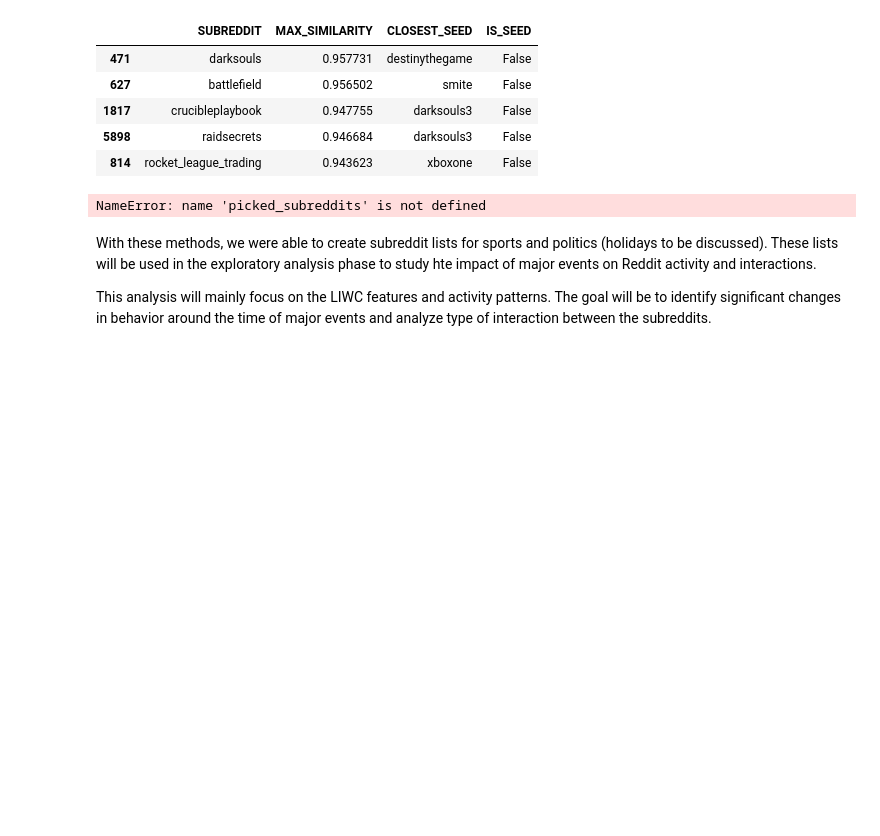
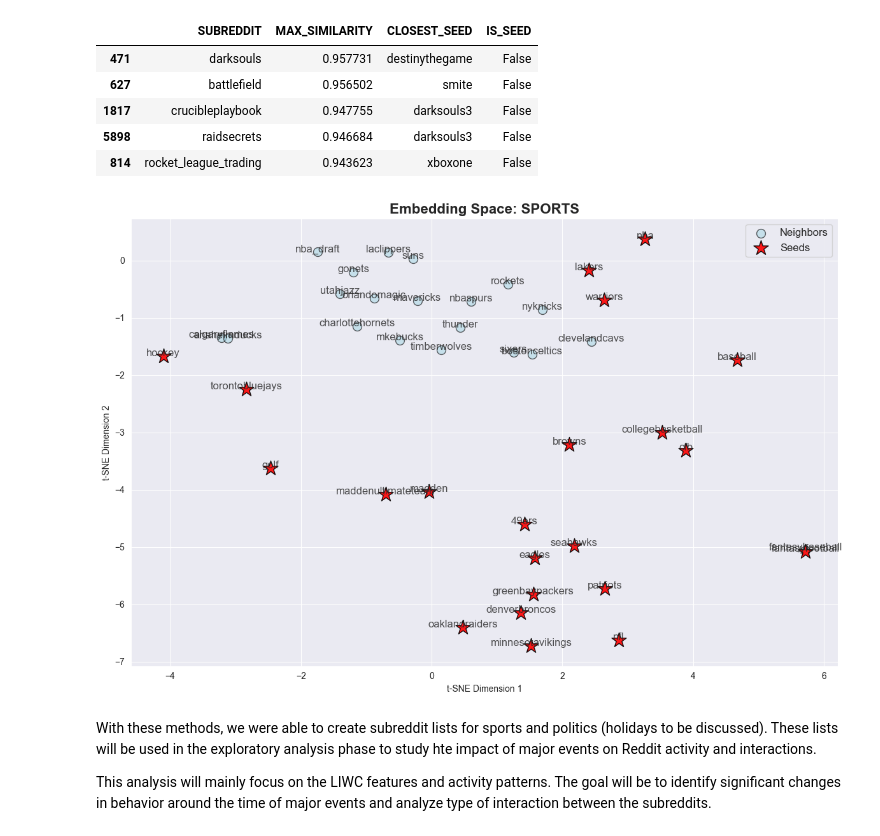
Before and after one commit to l0uisgrange/ada-2025-project, a Jupyter notebook: results.ipynb, the cells around one changed output. Drawn from its saved outputs; the diff is of its cells as text; code cells hidden in the pictures; blank space fills up the shorter version.

```diff
--- a/results.ipynb
+++ b/results.ipynb
@@ -344,6 +344,8 @@ Theme: GAMING
 | 3482 | wildlands | 0.904656 | False |
 # %%
 from src.similarity import similar_by_max_similarity
+
+maxsim_results = {}
 
 # Apply to each theme
 for theme_name, subreddit_list in THEMES.items():
@@ -355,6 +357,8 @@ for theme_name, subreddit_list in THEMES.items():
         top_n=50
     )
 
+    maxsim_results[theme_name] = centroid_results
+
     display(centroid_results.head())
 
     # Save to CSV
@@ -385,11 +389,11 @@ Theme: GAMING
 # %%
 from src.visualization import plot_neighbors_2d
 
 
 # Utilisation
-plot_neighbors_2d(, max_sim_results, df_subreddits)
+plot_neighbors_2d(THEMES['sports'], maxsim_results['sports'], df_subreddits)
 # %% [output]
-NameError: name 'picked_subreddits' is not defined
+[figure, added]
 # %% [markdown]
 With these methods, we were able to create subreddit lists for sports and politics (holidays to be discussed). These lists will be used in the exploratory analysis phase to study hte impact of major events on Reddit activity and interactions.
 
```
